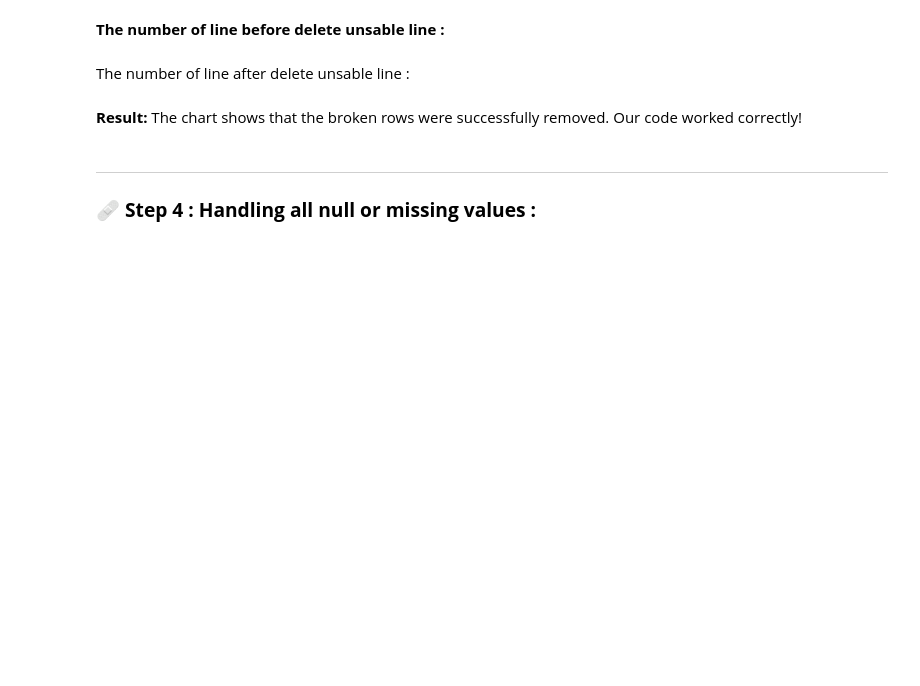
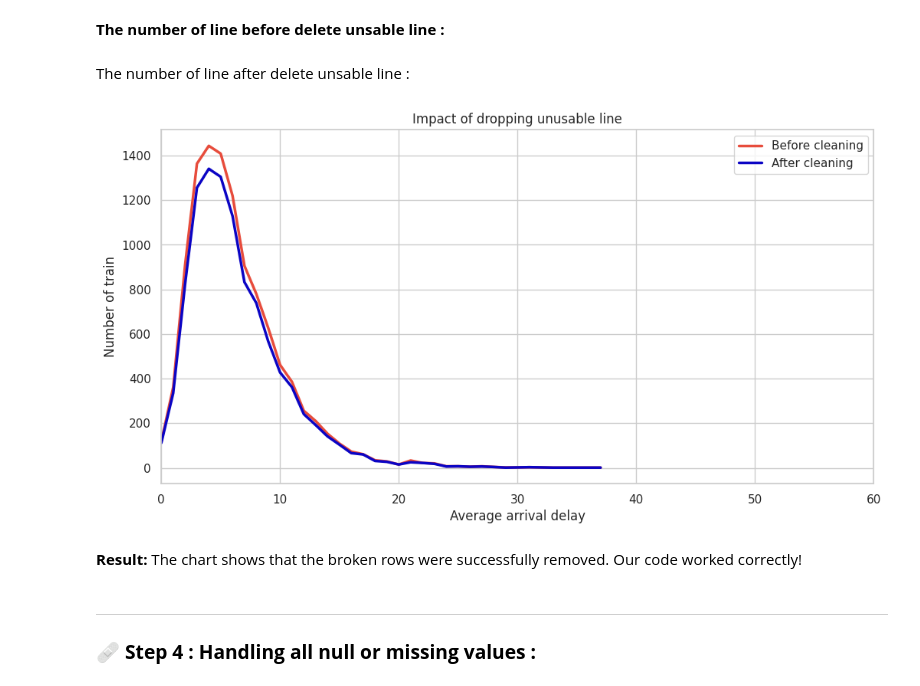
Before and after one commit to comeChaslerie/Tardis, a Jupyter notebook: tardis_eda.ipynb, the cells around one changed output. Drawn from its saved outputs; the diff is of its cells as text; code cells hidden in the pictures; blank space fills up the shorter version.

```diff
--- a/tardis_eda.ipynb
+++ b/tardis_eda.ipynb
@@ -272,28 +465,43 @@ mandatory_data = [
     'Arrival station',
     'Average journey time'
 ]
-#delete the rows that contain at least one null value among the "mendatory" columns
+#put in nb_line_before the number of line of df
+old_df = df
+mandatory_data = ['Date', 'Departure station', 'Arrival station', 'Average journey time']
 df = df.dropna(subset=mandatory_data)
-
-#delete all duplicates lines
 df = df.drop_duplicates()
 # %% [markdown]
 The number of line after delete unsable line :
 # %%
-#put in nb_line_after the number of line of df
-nb_line_after = len(df)
-#Create a data list with Before and After value
-data = pd.Series({'Before': nb_line_before, 'After': nb_line_after})
-#select bar graphic style
-data.plot(kind='bar')
-#add title to the graphic
-plt.title("number of line before and after cleaning")
-#add label to the y axe
-plt.ylabel("number")
-#add limite to y axe
-plt.ylim(10000, 12200)
-#show graphic
+import matplotlib.pyplot as plt
+import seaborn as sns
+
+sns.set_theme(style="whitegrid")
+counts_before = old_df['Average delay of all trains at arrival'].round().value_counts()
+counts_after = df['Average delay of all trains at arrival'].round().value_counts()
+plt.figure(figsize=(12, 6))
+sns.lineplot(
+    x=counts_before.index,
+    y=counts_before.values,
+    color='#e74c3c',
+    linewidth=2.5,
+    label='Before cleaning'
+)
+sns.lineplot(
+    x=counts_after.index,
+    y=counts_after.values,
+    color='#0b04c4',
+    linewidth=2.5,
+    label='After cleaning'
+)
+plt.title("Impact of dropping unusable line")
+plt.xlabel("Average arrival delay")
+plt.ylabel("Number of train")
+plt.xlim(0, 60)
+plt.legend()
 plt.show()
+# %% [output]
+[figure, added]
 # %% [markdown]
 **Result:** The chart shows that the broken rows were successfully removed. Our code worked correctly!
 # %% [markdown]
```
Also changed, not shown: parts of 37 cells of this notebook.
